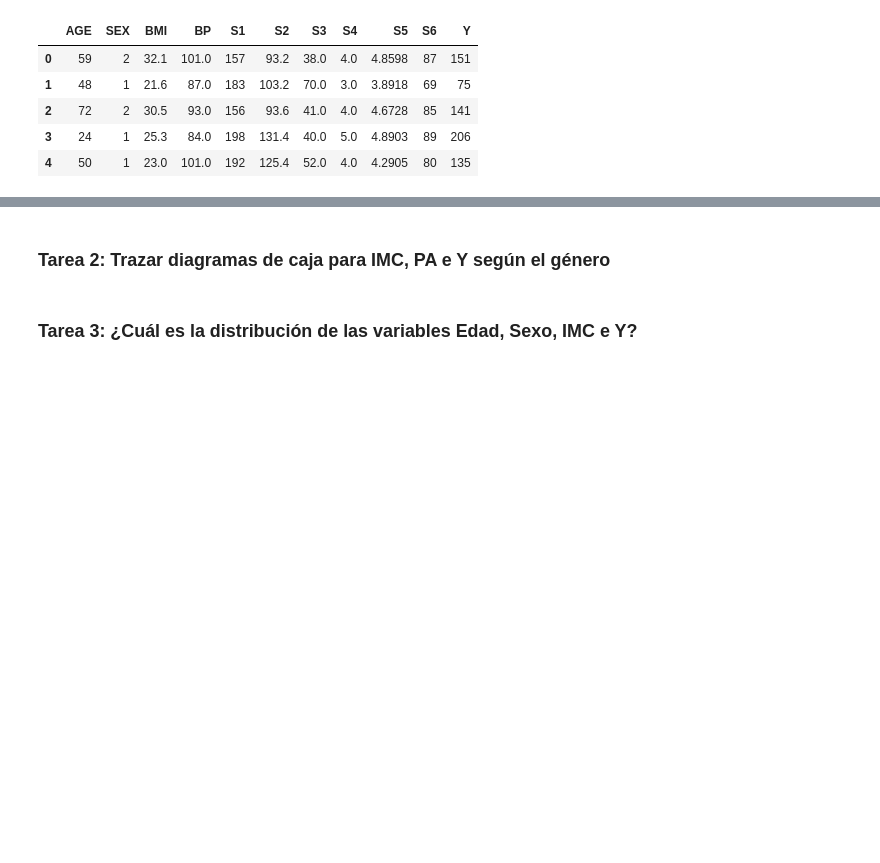
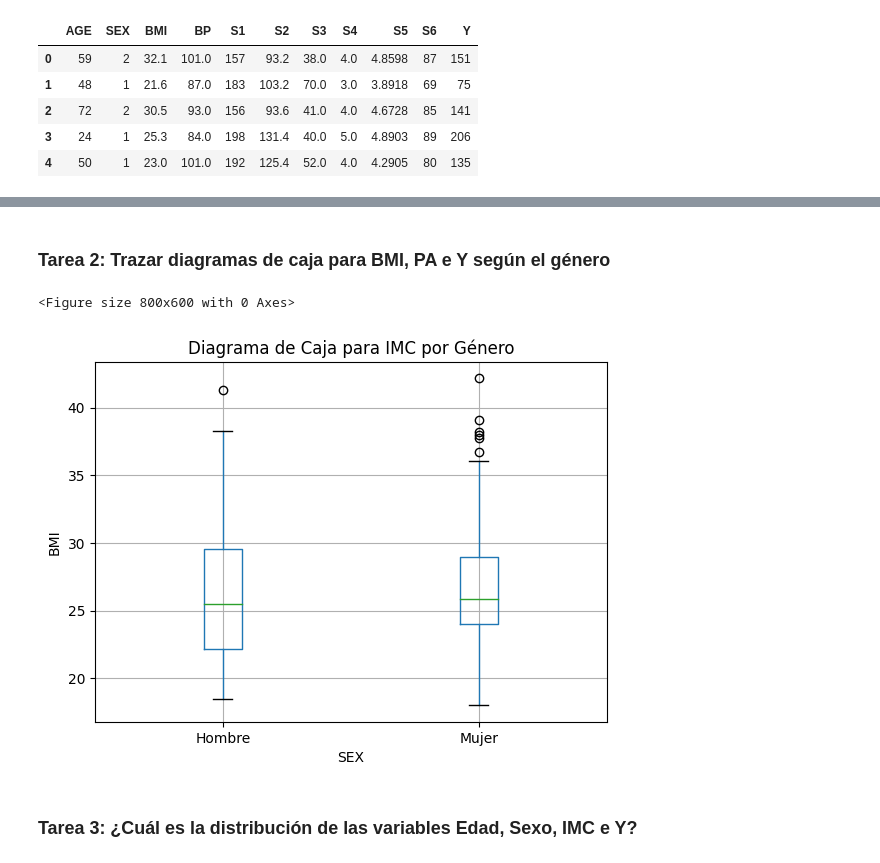
Before and after one commit to Yoel-Gasca/Data-Science-Lessons, a Jupyter notebook: 1-Introduccion/4-Estadistica-y-Probabilidad/Task/assignment.ipynb, the cells around one changed output, grey strips where cells are left out. Saved outputs shown, nothing was run; the diff lists cells and outputs as text; code cells hidden in the pictures; blank space fills up the shorter version.

```diff
--- a/1-Introduccion/4-Estadistica-y-Probabilidad/Task/assignment.ipynb
+++ b/1-Introduccion/4-Estadistica-y-Probabilidad/Task/assignment.ipynb
@@ -6,8 +6,11 @@ En esta tarea, utilizaremos el conjunto de datos de pacientes con diabetes tomad
 # %%
 import pandas as pd
 import numpy as np
+import matplotlib.pyplot as plt
+import seaborn as sns
+import scipy.stats as stats
 
-df = pd.read_csv("../../../Data/diabetes.tsv",sep='\t')
+df = pd.read_csv("../../../Data/diabetes.tsv", delimiter='\t')
 df.head()
 # %% [output]
 |  | AGE | SEX | BMI | BP | S1 | S2 | S3 | S4 | S5 | S6 | Y |
@@ -30,4 +64,16 @@ Estudiemos este conjunto de datos utilizando métodos de probabilidad y estadís
 # %% [markdown]
-### Tarea 2: Trazar diagramas de caja para IMC, PA e Y según el género
+### Tarea 2: Trazar diagramas de caja para BMI, PA e Y según el género
+# %%
+# Trazar diagrama de caja para IMC según el género
+plt.figure(figsize=(8, 6))
+df.boxplot(column='BMI', by='SEX')
+plt.title('Diagrama de Caja para IMC por Género')
+plt.ylabel('BMI')
+plt.suptitle('')  # Elimina el título predeterminado
+plt.xticks([1, 2], ['Hombre', 'Mujer'])  # Etiquetas en el eje X
+plt.show()
+# %% [output]
+<Figure size 800x600 with 0 Axes>
+[figure, added]
 # %% [markdown]
 ### Tarea 3: ¿Cuál es la distribución de las variables Edad, Sexo, IMC e Y?
```
Also changed, not shown: parts of 15 cells of this notebook, 2 other files.
